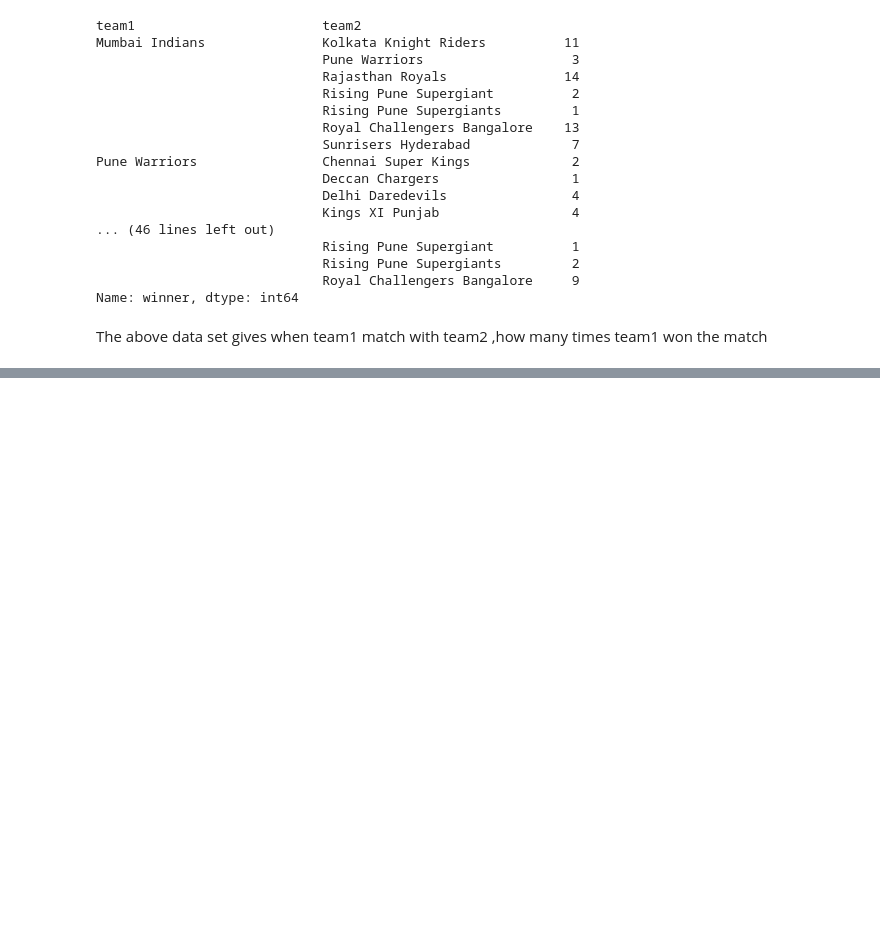
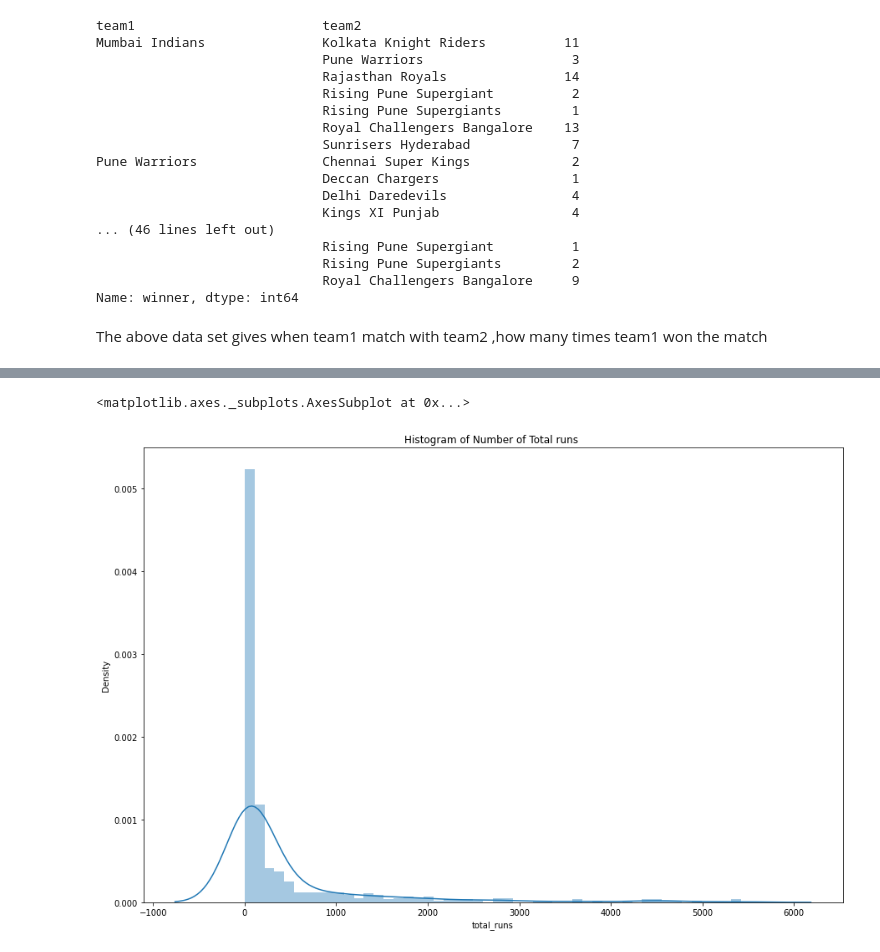
Before and after one commit to hrushikeshsahu19/IPL-data-analysis, a Jupyter notebook: Hrushikesh_Sahu_Team_3_Capstone_Project.ipynb, the cells around one changed output, grey strips where cells are left out. Drawn from its saved outputs; the diff is of its cells as text; code cells hidden in the pictures; blank space fills up the shorter version.

```diff
--- a/Hrushikesh_Sahu_Team_3_Capstone_Project.ipynb
+++ b/Hrushikesh_Sahu_Team_3_Capstone_Project.ipynb
@@ -430,0 +767,7 @@ venue_df
+# %%
+plt.figure(figsize=(15,10))
+plt.title("Histogram of Number of Total runs ")
+sns.distplot(striker_df['total_runs'], hist=True)
+# %% [output]
+<matplotlib.axes._subplots.AxesSubplot at 0x...>
+[figure, added]
```
Also changed, not shown: parts of 87 cells of this notebook.
